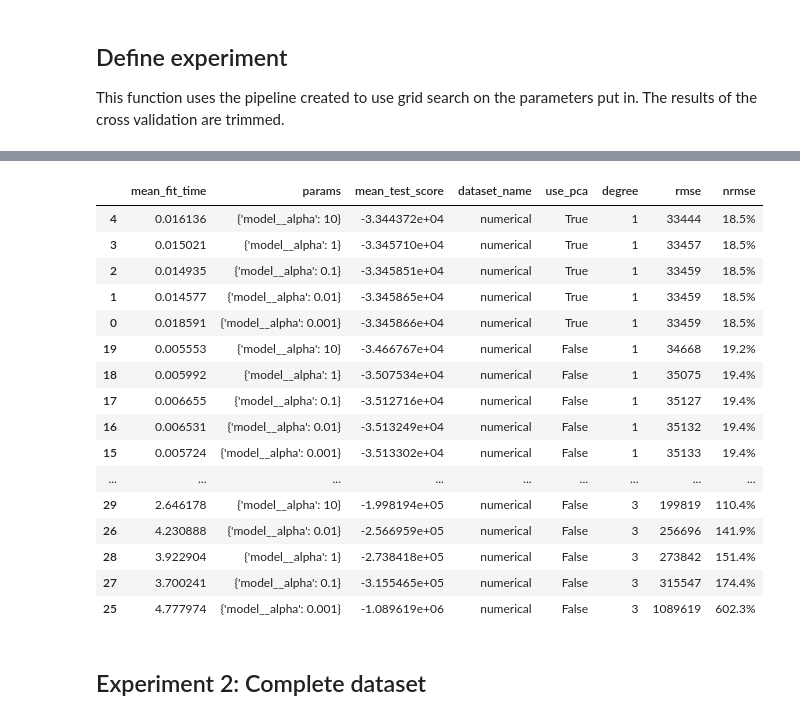
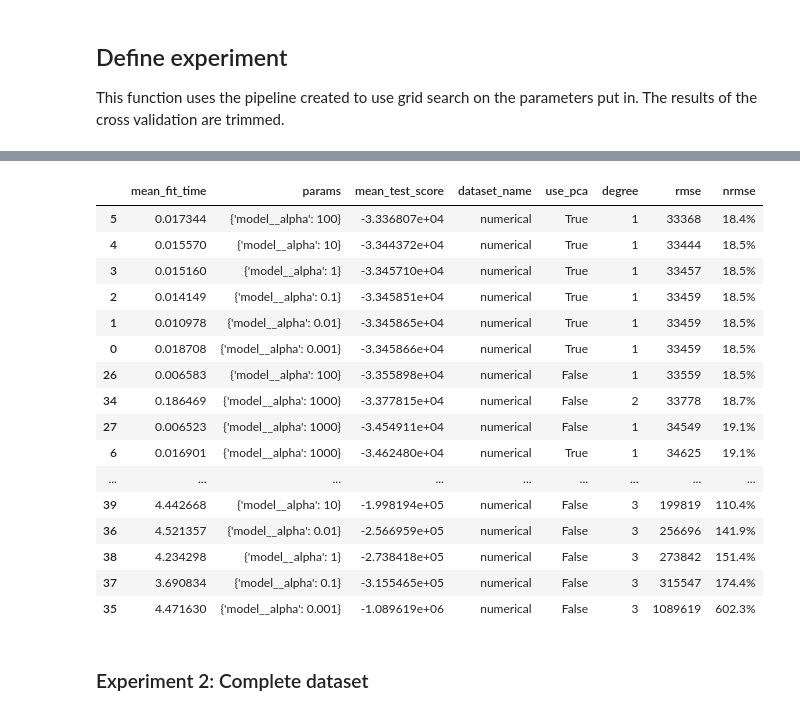
Before and after one commit to matthewgraca/4661-house-prices-regression, a Jupyter notebook: notebooks/hyperparam_tuning.ipynb, the cells around one changed output, grey strips where cells are left out. Saved outputs shown, nothing was run; the diff lists cells and outputs as text; code cells hidden in the pictures.

```diff
--- a/notebooks/hyperparam_tuning.ipynb
+++ b/notebooks/hyperparam_tuning.ipynb
@@ -86,10 +86,10 @@ df = pd.read_csv('../data/train.csv')
 dp = DataProcessor(df)
 
 # complete data
-whole_df = dp.complete_data()
-target = whole_df['SalePrice']
-whole_df.drop('SalePrice', axis=1, inplace=True)
-display(whole_df.head())
+complete_df = dp.complete_data()
+target = complete_df['SalePrice']
+complete_df.drop('SalePrice', axis=1, inplace=True)
+display(complete_df.head())
 
 # numerical data
 num_df = dp.numerical_data()
@@ -205,11 +207,11 @@ def run_experiment(X, y, dataset_name, use_pca, degree, param_grid, verbose=1):
 # %%
 # init params
 param_grid = {
-    'model__alpha' : [0.001, 0.01, 0.1, 1, 10]
+    'model__alpha' : [0.001, 0.01, 0.1, 1, 10, 100, 1000]
 }
 degrees = [1, 2, 3]
 pca_options = [True, False]
-results = pd.DataFrame()
+num_results = pd.DataFrame()
 
 # run experiment
 for use_pca in pca_options:
@@ -218,6 +220,6 @@ for use_pca in pca_options:
             X=num_df, y=target, dataset_name='numerical',
             use_pca=use_pca, degree=degree, param_grid=param_grid
         )
-        results = pd.concat([results, exp_result], ignore_index=True)
+        num_results = pd.concat([num_results, exp_result], ignore_index=True)
 # %% [output]
 |  | mean_fit_time | std_fit_time | mean_score_time | std_score_time | param_model__alpha | params | ... |
@@ -259,24 +273,24 @@ for use_pca in pca_options:
 # %%
-ranked_results = results.sort_values(by='mean_test_score', ascending=[False])
+ranked_results = num_results.sort_values(by='mean_test_score', ascending=[False])
 ranked_results
 # %% [output]
 |  | mean_fit_time | params | mean_test_score | dataset_name | use_pca | degree | rmse | nrmse |
-| 4 | 0.016136 | {'model__alpha': 10} | -3.344372e+04 | numerical | True | 1 | 33444 | 18.5% |
-| 3 | 0.015021 | {'model__alpha': 1} | -3.345710e+04 | numerical | True | 1 | 33457 | 18.5% |
-| 2 | 0.014935 | {'model__alpha': 0.1} | -3.345851e+04 | numerical | True | 1 | 33459 | 18.5% |
-| 1 | 0.014577 | {'model__alpha': 0.01} | -3.345865e+04 | numerical | True | 1 | 33459 | 18.5% |
-| 0 | 0.018591 | {'model__alpha': 0.001} | -3.345866e+04 | numerical | True | 1 | 33459 | 18.5% |
-| 19 | 0.005553 | {'model__alpha': 10} | -3.466767e+04 | numerical | False | 1 | 34668 | 19.2% |
-| 18 | 0.005992 | {'model__alpha': 1} | -3.507534e+04 | numerical | False | 1 | 35075 | 19.4% |
-| 17 | 0.006655 | {'model__alpha': 0.1} | -3.512716e+04 | numerical | False | 1 | 35127 | 19.4% |
-| 16 | 0.006531 | {'model__alpha': 0.01} | -3.513249e+04 | numerical | False | 1 | 35132 | 19.4% |
-| 15 | 0.005724 | {'model__alpha': 0.001} | -3.513302e+04 | numerical | False | 1 | 35133 | 19.4% |
+| 5 | 0.017344 | {'model__alpha': 100} | -3.336807e+04 | numerical | True | 1 | 33368 | 18.4% |
+| 4 | 0.015570 | {'model__alpha': 10} | -3.344372e+04 | numerical | True | 1 | 33444 | 18.5% |
+| 3 | 0.015160 | {'model__alpha': 1} | -3.345710e+04 | numerical | True | 1 | 33457 | 18.5% |
+| 2 | 0.014149 | {'model__alpha': 0.1} | -3.345851e+04 | numerical | True | 1 | 33459 | 18.5% |
+| 1 | 0.010978 | {'model__alpha': 0.01} | -3.345865e+04 | numerical | True | 1 | 33459 | 18.5% |
+| 0 | 0.018708 | {'model__alpha': 0.001} | -3.345866e+04 | numerical | True | 1 | 33459 | 18.5% |
+| 26 | 0.006583 | {'model__alpha': 100} | -3.355898e+04 | numerical | False | 1 | 33559 | 18.5% |
+| 34 | 0.186469 | {'model__alpha': 1000} | -3.377815e+04 | numerical | False | 2 | 33778 | 18.7% |
+| 27 | 0.006523 | {'model__alpha': 1000} | -3.454911e+04 | numerical | False | 1 | 34549 | 19.1% |
+| 6 | 0.016901 | {'model__alpha': 1000} | -3.462480e+04 | numerical | True | 1 | 34625 | 19.1% |
 | ... | ... | ... | ... | ... | ... | ... | ... | ... |
-| 29 | 2.646178 | {'model__alpha': 10} | -1.998194e+05 | numerical | False | 3 | 199819 | 110.4% |
-| 26 | 4.230888 | {'model__alpha': 0.01} | -2.566959e+05 | numerical | False | 3 | 256696 | 141.9% |
-| 28 | 3.922904 | {'model__alpha': 1} | -2.738418e+05 | numerical | False | 3 | 273842 | 151.4% |
-| 27 | 3.700241 | {'model__alpha': 0.1} | -3.155465e+05 | numerical | False | 3 | 315547 | 174.4% |
-| 25 | 4.777974 | {'model__alpha': 0.001} | -1.089619e+06 | numerical | False | 3 | 1089619 | 602.3% |
+| 39 | 4.442668 | {'model__alpha': 10} | -1.998194e+05 | numerical | False | 3 | 199819 | 110.4% |
+| 36 | 4.521357 | {'model__alpha': 0.01} | -2.566959e+05 | numerical | False | 3 | 256696 | 141.9% |
+| 38 | 4.234298 | {'model__alpha': 1} | -2.738418e+05 | numerical | False | 3 | 273842 | 151.4% |
+| 37 | 3.690834 | {'model__alpha': 0.1} | -3.155465e+05 | numerical | False | 3 | 315547 | 174.4% |
+| 35 | 4.471630 | {'model__alpha': 0.001} | -1.089619e+06 | numerical | False | 3 | 1089619 | 602.3% |
 # %% [markdown]
-## Experiment 2: Complete dataset
+### Experiment 2: Complete dataset
 # %%
```
Also changed, not shown: parts of 12 cells of this notebook.
